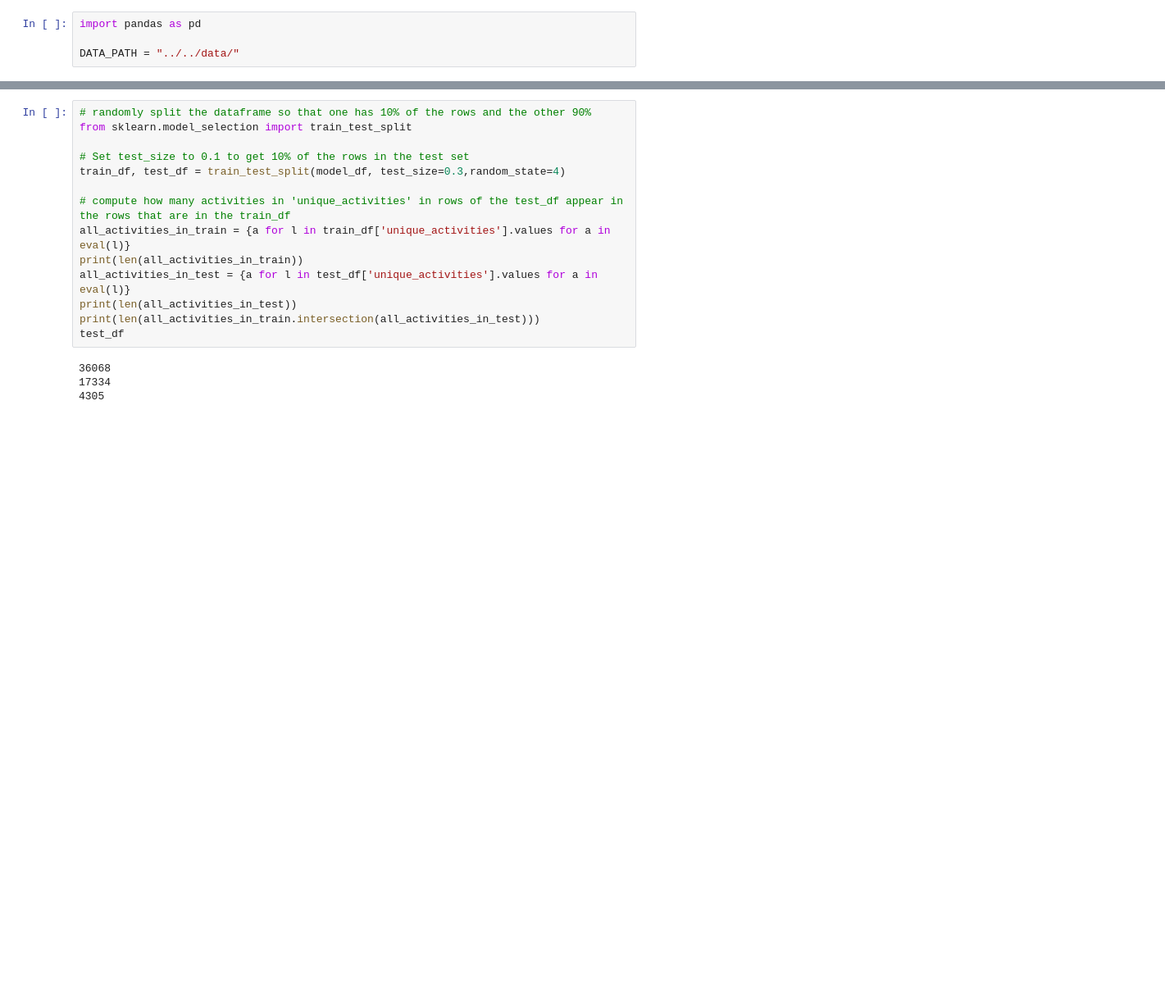
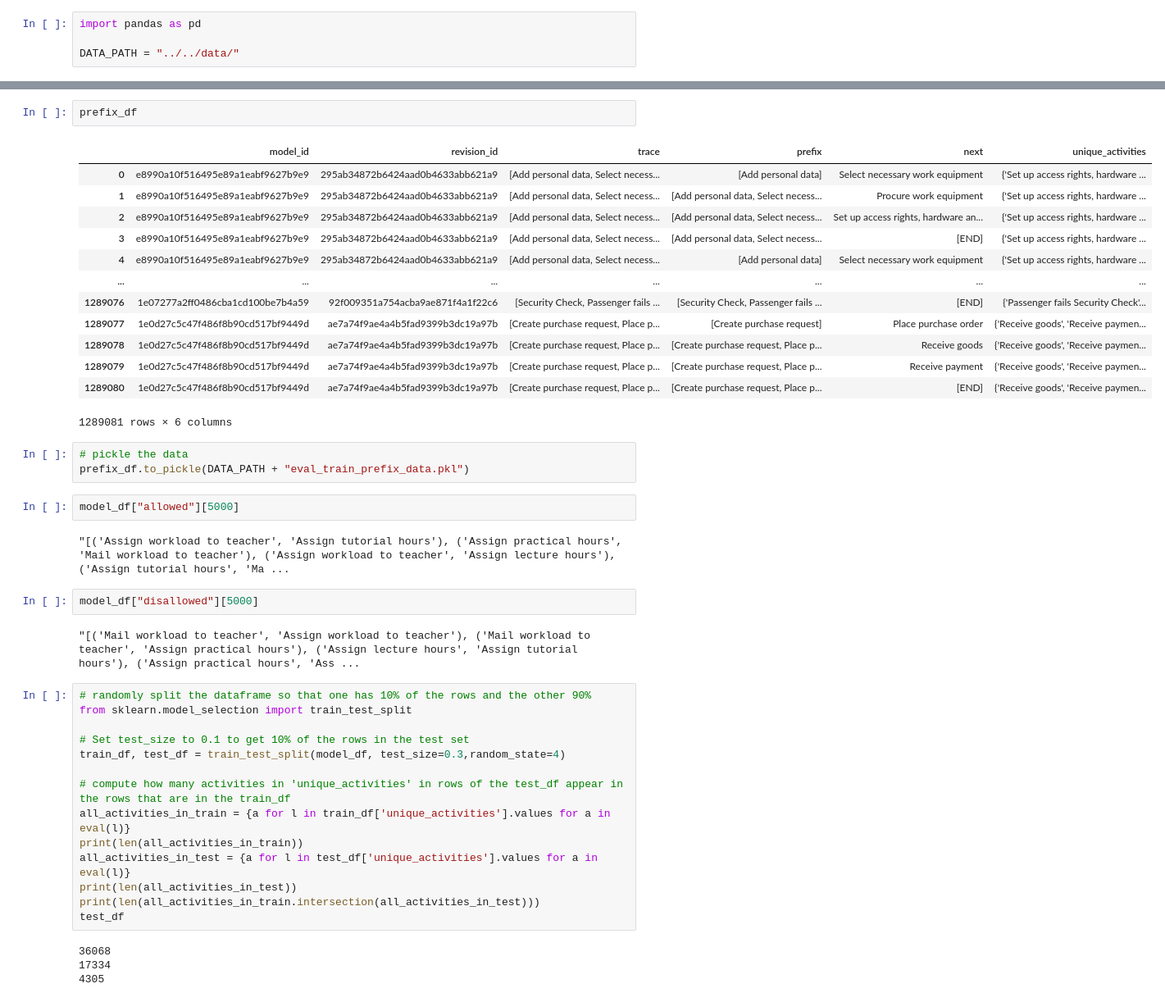
Before and after one commit to a-rebmann/llms4pm, a Jupyter notebook: notebooks/exploration.ipynb, the cells around one changed output, grey strips where cells are left out. Shown at 82% size. Drawn from its saved outputs; the diff is of its cells as text; blank space fills up the shorter version.

```diff
--- a/notebooks/exploration.ipynb
+++ b/notebooks/exploration.ipynb
@@ -26,3 +92,30 @@ model_df
+# %%
+prefix_df
+# %% [output]
+|  | model_id | revision_id | trace | prefix | next | unique_activities |
+| 0 | e8990a10f516495e89a1eabf9627b9e9 | 295ab34872b6424aad0b4633abb621a9 | [Add personal data, Select necess... | [Add personal data] | Select necessary work equipment | {'Set up access rights, hardware ... |
+| 1 | e8990a10f516495e89a1eabf9627b9e9 | 295ab34872b6424aad0b4633abb621a9 | [Add personal data, Select necess... | [Add personal data, Select necess... | Procure work equipment | {'Set up access rights, hardware ... |
+| 2 | e8990a10f516495e89a1eabf9627b9e9 | 295ab34872b6424aad0b4633abb621a9 | [Add personal data, Select necess... | [Add personal data, Select necess... | Set up access rights, hardware an... | {'Set up access rights, hardware ... |
+| 3 | e8990a10f516495e89a1eabf9627b9e9 | 295ab34872b6424aad0b4633abb621a9 | [Add personal data, Select necess... | [Add personal data, Select necess... | [END] | {'Set up access rights, hardware ... |
+| 4 | e8990a10f516495e89a1eabf9627b9e9 | 295ab34872b6424aad0b4633abb621a9 | [Add personal data, Select necess... | [Add personal data] | Select necessary work equipment | {'Set up access rights, hardware ... |
+| ... | ... | ... | ... | ... | ... | ... |
+| 1289076 | 1e07277a2ff0486cba1cd100be7b4a59 | 92f009351a754acba9ae871f4a1f22c6 | [Security Check, Passenger fails ... | [Security Check, Passenger fails ... | [END] | {'Passenger fails Security Check'... |
+| 1289077 | 1e0d27c5c47f486f8b90cd517bf9449d | ae7a74f9ae4a4b5fad9399b3dc19a97b | [Create purchase request, Place p... | [Create purchase request] | Place purchase order | {'Receive goods', 'Receive paymen... |
+| 1289078 | 1e0d27c5c47f486f8b90cd517bf9449d | ae7a74f9ae4a4b5fad9399b3dc19a97b | [Create purchase request, Place p... | [Create purchase request, Place p... | Receive goods | {'Receive goods', 'Receive paymen... |
+| 1289079 | 1e0d27c5c47f486f8b90cd517bf9449d | ae7a74f9ae4a4b5fad9399b3dc19a97b | [Create purchase request, Place p... | [Create purchase request, Place p... | Receive payment | {'Receive goods', 'Receive paymen... |
+| 1289080 | 1e0d27c5c47f486f8b90cd517bf9449d | ae7a74f9ae4a4b5fad9399b3dc19a97b | [Create purchase request, Place p... | [Create purchase request, Place p... | [END] | {'Receive goods', 'Receive paymen... |
+1289081 rows × 6 columns
+# %%
+# pickle the data
+prefix_df.to_pickle(DATA_PATH + "eval_train_prefix_data.pkl")
+# %%
+model_df["allowed"][5000]
+# %% [output]
+"[('Assign workload to teacher', 'Assign tutorial hours'), ('Assign practical hours', 'Mail workload to teacher'), ('Assign workload to teacher', 'Assign lecture hours'), ('Assign tutorial hours', 'Ma ...
+# %%
+model_df["disallowed"][5000]
+# %% [output]
+"[('Mail workload to teacher', 'Assign workload to teacher'), ('Mail workload to teacher', 'Assign practical hours'), ('Assign lecture hours', 'Assign tutorial hours'), ('Assign practical hours', 'Ass ...
 # %%
 # randomly split the dataframe so that one has 10% of the rows and the other 90%
 from sklearn.model_selection import train_test_split
```
Also changed, not shown: parts of 19 cells of this notebook, 7 other files.
